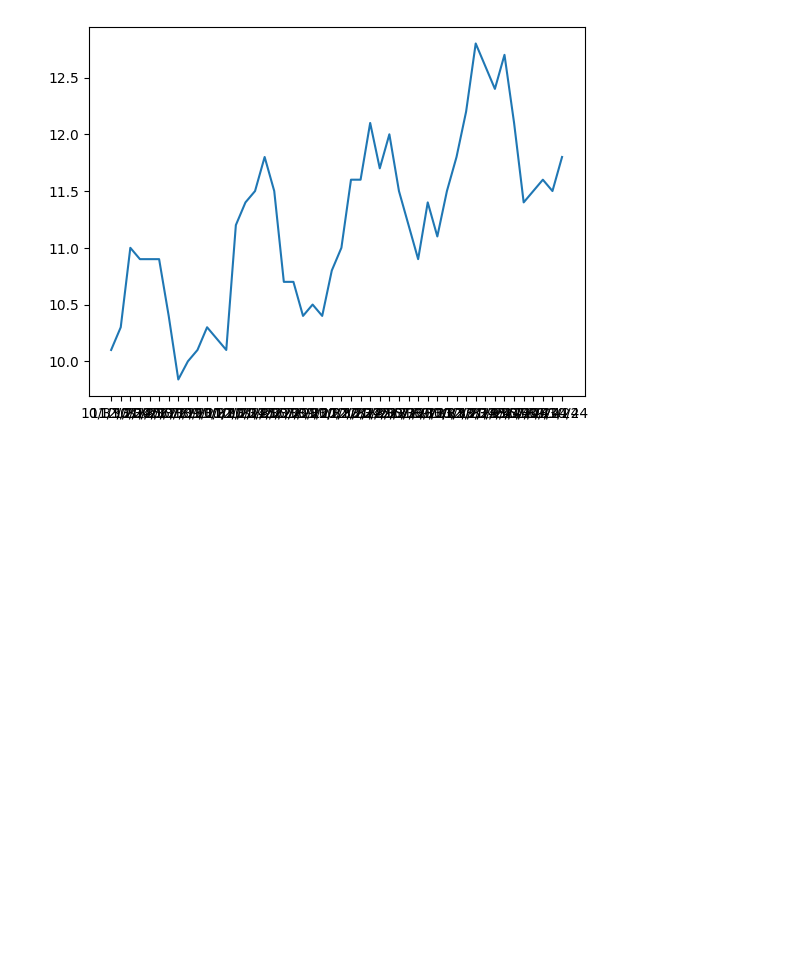
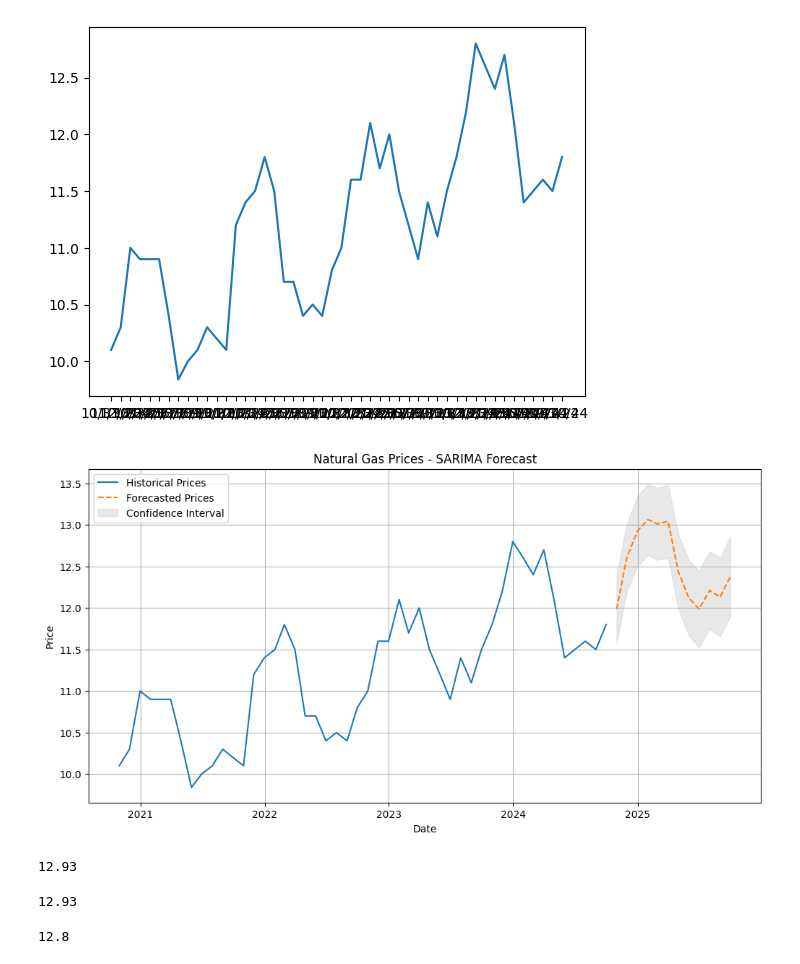
Before and after one commit to darshil2626/theforage, a Jupyter notebook: JPMorgan Quantitative Research/task_one.ipynb, the cells around one changed output. Saved outputs shown, nothing was run; the diff lists cells and outputs as text; code cells hidden in the pictures; blank space fills up the shorter version.

```diff
--- a/JPMorgan Quantitative Research/task_one.ipynb
+++ b/JPMorgan Quantitative Research/task_one.ipynb
@@ -7,3 +9,43 @@ plt.plot(data['Dates'], data['Prices'])
 # %% [output]
 [<matplotlib.lines.Line2D at 0x...>]
 [figure]
+# %%
+# Idea is to use SARIMA (seasonal autoregressive integrated moving average) to model the natural gas prices
+
+data['Dates'] = pd.to_datetime(data['Dates'], format='%m/%d/%y')
+data.set_index('Dates', inplace=True)
+data = data.asfreq('M')  # Set the frequency to monthly - tells the model that the data is monthly
+# %%
+'''Use SARIMA(p,d,q)(P,D,Q,s), where:
+p, d, q = ARIMA terms (trend)
+P, D, Q, s = seasonal terms
+s = 12 (for yearly seasonality)'''
+
+from statsmodels.tsa.statespace.sarimax import SARIMAX
+
+# SARIMA model: using (1,1,1)(1,1,1,12) as a starting point
+model = SARIMAX(data['Prices'], order=(1,1,1), seasonal_order=(1,1,1,12))
+results = model.fit(disp=False)
+# %%
+# forecasting the next 12 months
+forecast_steps = 12
+forecast = results.get_forecast(steps=forecast_steps)
+predicted_mean = forecast.predicted_mean
+conf_int = forecast.conf_int() # confidence intervals - upper and lower bounds of the forecast and is set to 95% by default
+# %%
+# plot historical data and forecast
+plt.figure(figsize=(12, 6))
+plt.plot(data.index, data['Prices'], label='Historical Prices')
+plt.plot(predicted_mean.index, predicted_mean, label='Forecasted Prices', linestyle='--')
+plt.fill_between(predicted_mean.index,
+                 conf_int.iloc[:, 0],
+                 conf_int.iloc[:, 1],
+                 color='lightgray', alpha=0.5, label='Confidence Interval')
+plt.title('Natural Gas Prices - SARIMA Forecast')
+plt.xlabel('Date')
+plt.ylabel('Price')
+plt.legend()
+plt.grid(True)
+plt.show()
+# %% [output]
+[figure, added]
@@ -9,0 +66,4 @@ plt.plot(data['Dates'], data['Prices'])
+# %%
+estimate_price('12/31/2024')  # Example usage to estimate price for a future date
+# %% [output]
+12.93
@@ -9,0 +108,8 @@ plt.plot(data['Dates'], data['Prices'])
+# %%
+estimate_price('12/31/2024')  # Example usage to estimate price for a future date
+# %% [output]
+12.93
+# %%
+estimate_price('12/31/2023')  # Example usage to estimate price for a date in the past that is in the dataset
+# %% [output]
+12.8
```
Also changed, not shown: parts of 5 cells of this notebook.
